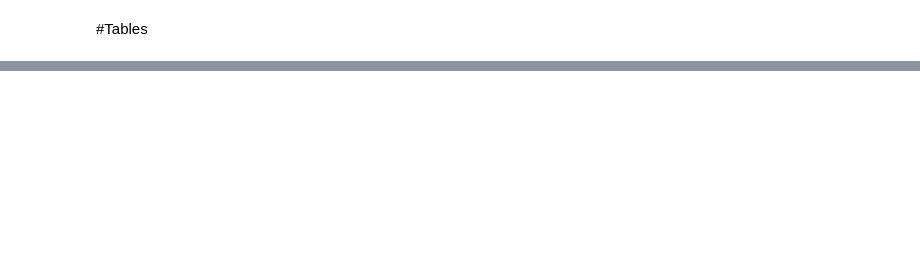
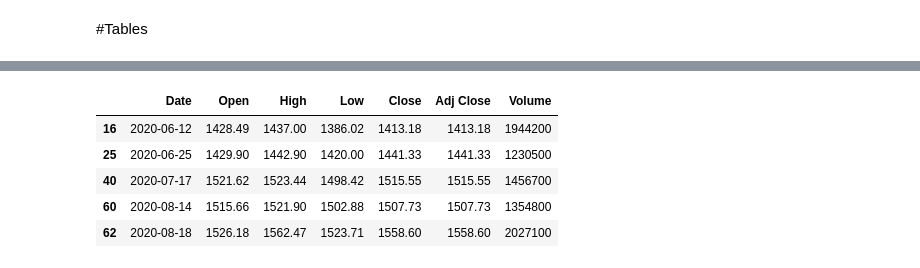
Before and after one commit to touhid0503/Matplotlib, a Jupyter notebook: matplotlib_15_02_26.ipynb, the cells around one changed output, grey strips where cells are left out. Drawn from its saved outputs; the diff is of its cells as text; code cells hidden in the pictures; blank space fills up the shorter version.

```diff
--- a/matplotlib_15_02_26.ipynb
+++ b/matplotlib_15_02_26.ipynb
@@ -45,0 +46,9 @@ Using Colab cache for faster access to the 'googcsv' dataset.
+# %%
+goog_data.sample(5)
+# %% [output]
+|  | Date | Open | High | Low | Close | Adj Close | Volume |
+| 16 | 2020-06-12 | 1428.49 | 1437.00 | 1386.02 | 1413.18 | 1413.18 | 1944200 |
+| 25 | 2020-06-25 | 1429.90 | 1442.90 | 1420.00 | 1441.33 | 1441.33 | 1230500 |
+| 40 | 2020-07-17 | 1521.62 | 1523.44 | 1498.42 | 1515.55 | 1515.55 | 1456700 |
+| 60 | 2020-08-14 | 1515.66 | 1521.90 | 1502.88 | 1507.73 | 1507.73 | 1354800 |
+| 62 | 2020-08-18 | 1526.18 | 1562.47 | 1523.71 | 1558.60 | 1558.60 | 2027100 |
```
Also changed, not shown: parts of 10 cells of this notebook.
